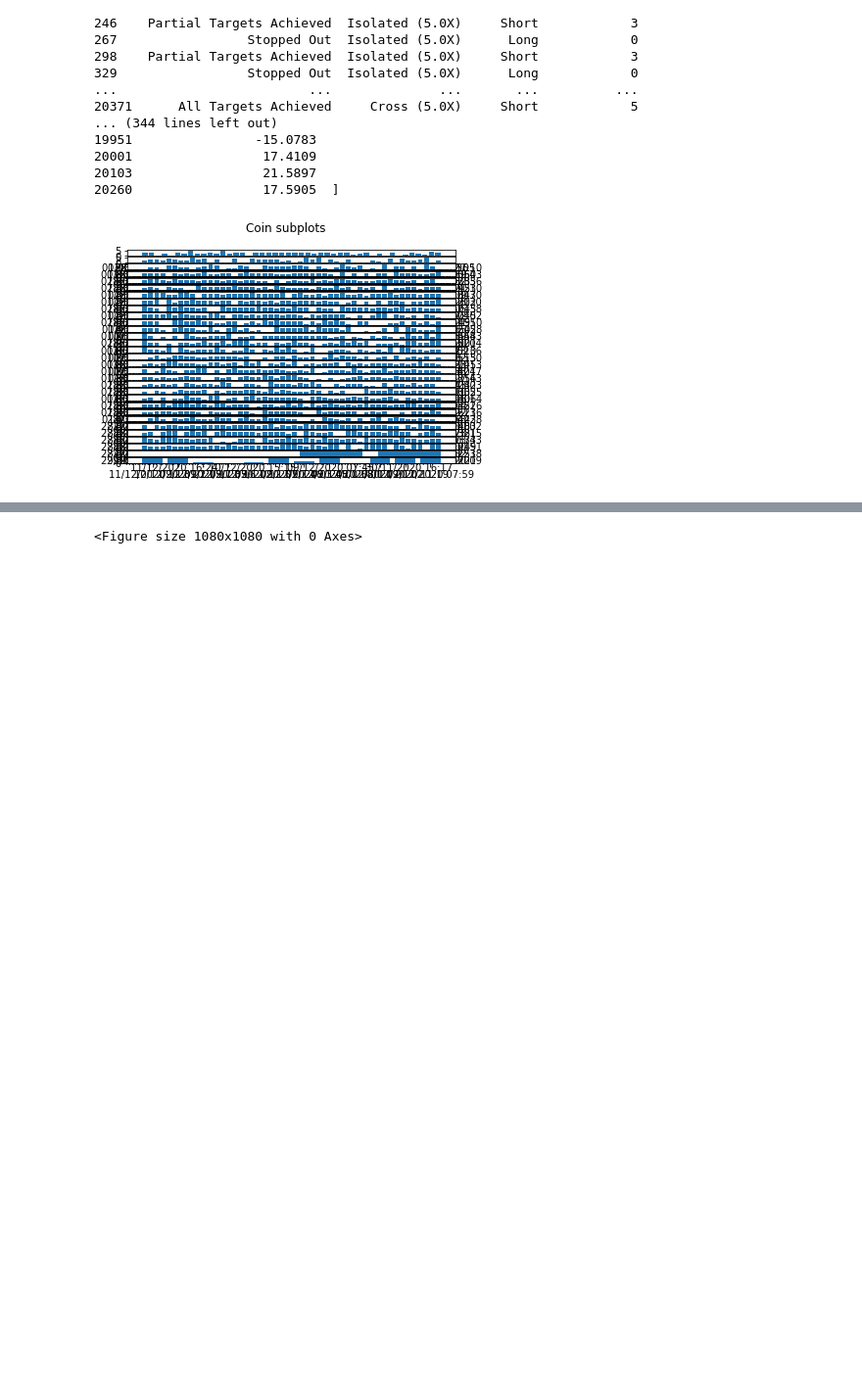
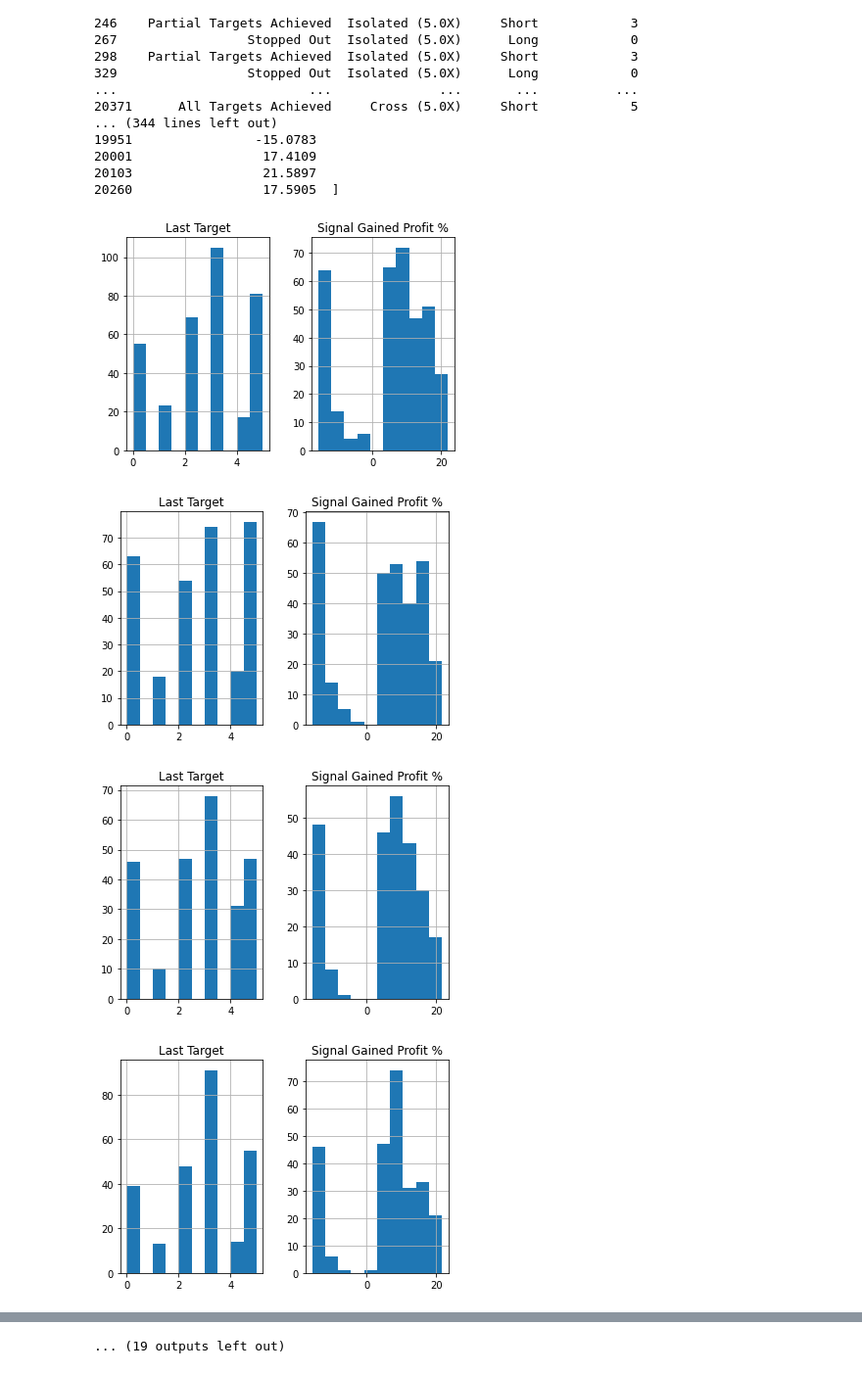
Before and after one commit to Toe971/Crypto-Bot-Data, a Jupyter notebook: delta.ipynb, the cells around one changed output, grey strips where cells are left out. Shown at 98% size. Cells and saved outputs as stored; diff of their text form; code cells hidden in the pictures; blank space fills up the shorter version.

Commit message:
histogram works

```diff
--- a/delta.ipynb
+++ b/delta.ipynb
@@ -82,15 +82,17 @@ SDT
 # %%
 """ Plot out the coins, but having issues with the range of the axes"""
 # helper function to loop through the list of coin dataframes and plot each graph as a subplot
 %matplotlib inline
 
 def coin_subplot(x="Date", y="Last Target", list_to_loop=list_of_coin_df, kind="bar"):
-    fig, axs = plt.subplots(len(list_of_coin_df)) # plt.subplots returns a tuple, number of rows of subplots = length of list of coin dataframes
-    fig.suptitle('Coin subplots')
     for i in range(len(list_of_coin_df)):
-        coin_df = list_of_coin_df[i].head(50)
-        axs[i].bar(x, y, data=coin_df)
-    fig=plt.figure(figsize=(15, 15))
+        coin_df = list_to_loop[i]
+        """ axs[i].bar(x, y, data=coin_df) """
+        coin_df.hist()
+
 coin_subplot()
 # %% [output]
-[figure, old version]
+[figure, new version]
+[figure, added]
+[figure, added]
+[figure, added]
@@ -97 +107 @@ coin_subplot()
-<Figure size 1080x1080 with 0 Axes>
+... (19 outputs left out)
```
Also changed, not shown: parts of 4 cells of this notebook.
